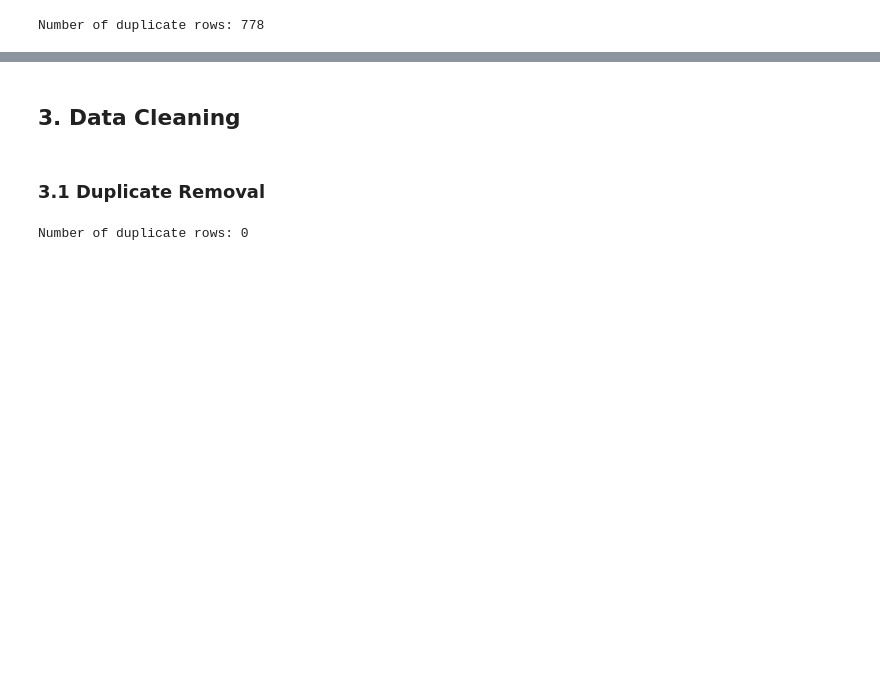
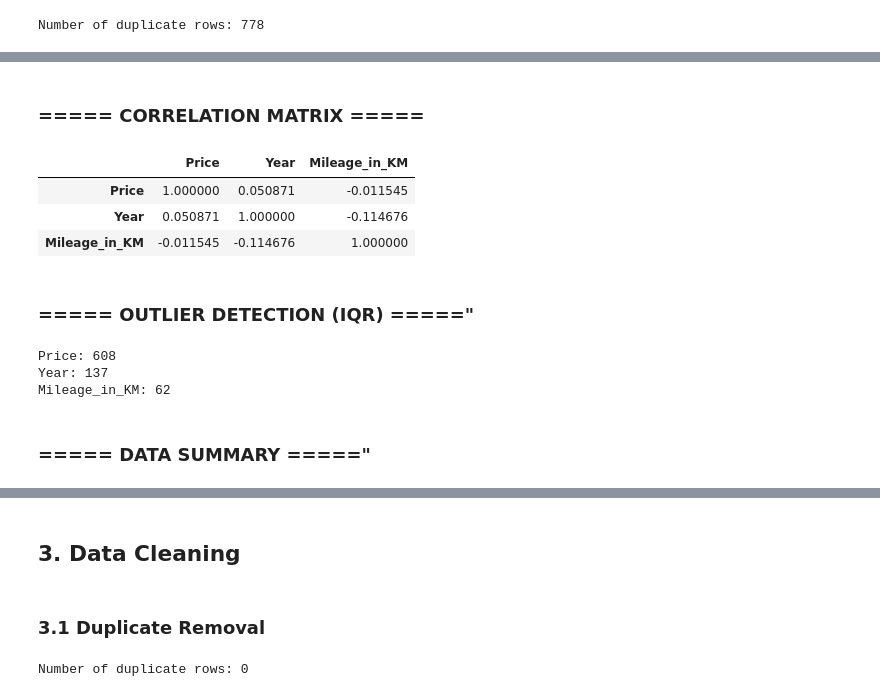
Before and after one commit to AI-0o0/AlexU_DSM_FinalProject, a Jupyter notebook: DataScienceMethodology_Fall2025_Final.ipynb, the cells around one changed output, grey strips where cells are left out. Drawn from its saved outputs; the diff is of its cells as text; code cells hidden in the pictures; blank space fills up the shorter version.

```diff
--- a/DataScienceMethodology_Fall2025_Final.ipynb
+++ b/DataScienceMethodology_Fall2025_Final.ipynb
@@ -258,0 +325,29 @@ dtype: int64
+# %% [markdown]
+### ===== CORRELATION MATRIX =====
+# %%
+numeric_df = df.select_dtypes(include=['number'])
+numeric_df.corr()
+# %% [output]
+|  | Price | Year | Mileage_in_KM |
+| Price | 1.000000 | 0.050871 | -0.011545 |
+| Year | 0.050871 | 1.000000 | -0.114676 |
+| Mileage_in_KM | -0.011545 | -0.114676 | 1.000000 |
+# %% [markdown]
+### ===== OUTLIER DETECTION (IQR) ====="
+# %%
+def detect_outliers(series):
+    Q1 = series.quantile(0.25)
+    Q3 = series.quantile(0.75)
+    IQR = Q3 - Q1
+    lower = Q1 - 1.5 * IQR
+    upper = Q3 + 1.5 * IQR
+    return ((series < lower) | (series > upper)).sum()
+
+for col in numeric_df.columns:
+    print(f"{col}: {detect_outliers(numeric_df[col])}")
+# %% [output]
+Price: 608
+Year: 137
+Mileage_in_KM: 62
+# %% [markdown]
+### ===== DATA SUMMARY ====="
```
Also changed, not shown: parts of 20 cells of this notebook.
